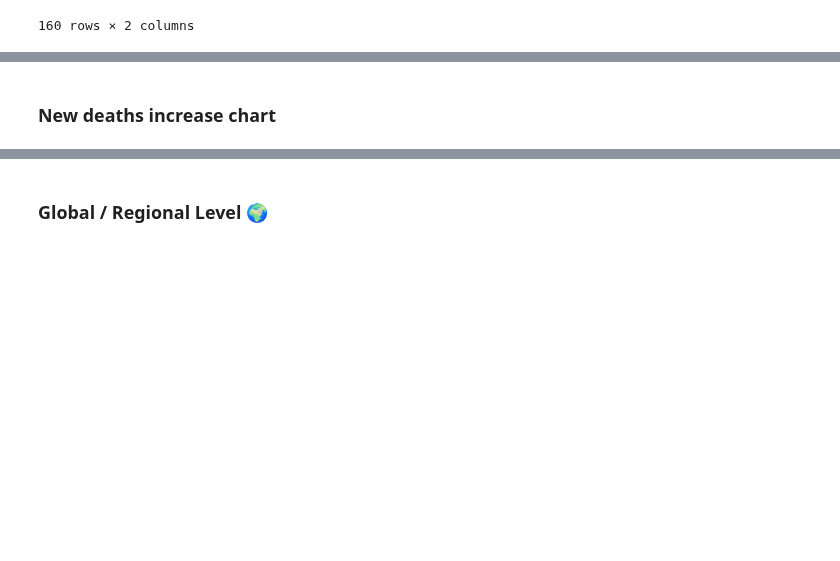
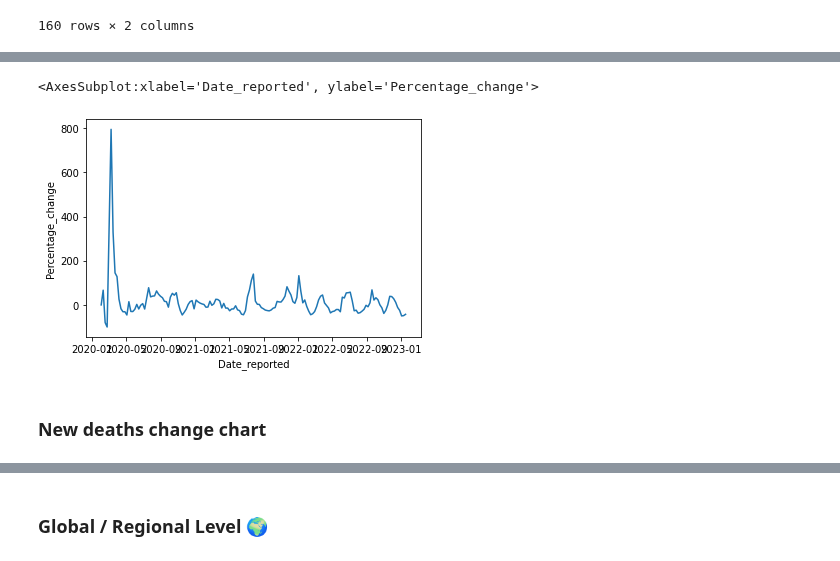
Before and after one commit to AmElmo/Covid_tracking_dashboard, a Jupyter notebook: data_collection.ipynb, the cells around one changed output, grey strips where cells are left out. Drawn from its saved outputs; the diff is of its cells as text; code cells hidden in the pictures; blank space fills up the shorter version.

```diff
--- a/data_collection.ipynb
+++ b/data_collection.ipynb
@@ -505,0 +507,14 @@ new_deaths_weekly(data,"France")
+# %%
+def new_cases_weekly_change(csv,country):
+
+    new_cases_week = new_cases_weekly(csv,country)
+
+    new_cases_week.drop(new_cases_week.tail(1).index,inplace=True)
+
+    new_cases_week['Percentage_change'] = new_cases_week['Weekly_cases'].pct_change().round(4) * 100
+
+    new_cases_week.drop(['Weekly_cases'], axis=1, inplace=True)
+
+    return new_cases_week
+
+new_cases_weekly_change(data,"France")
@@ -506,2 +535,11 @@ new_deaths_weekly(data,"France")
+# %%
+# Line chart
+
+cases_weekly_change_chart = new_cases_weekly_change(data,"France")
+
+sns.lineplot(data=cases_weekly_change_chart, x="Date_reported", y="Percentage_change")
+# %% [output]
+<AxesSubplot:xlabel='Date_reported', ylabel='Percentage_change'>
+[figure, added]
 # %% [markdown]
-### New deaths increase chart
+### New deaths change chart
```
Also changed, not shown: parts of 9 cells of this notebook.
